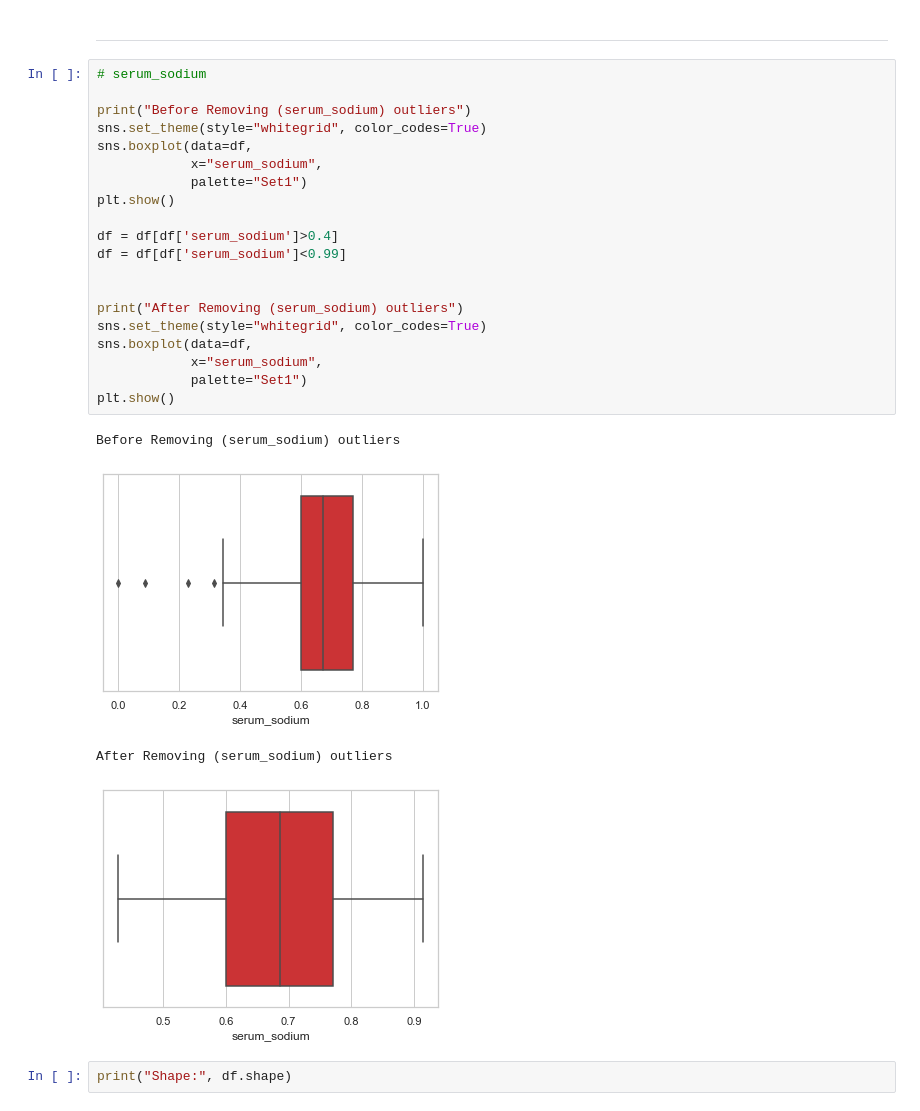
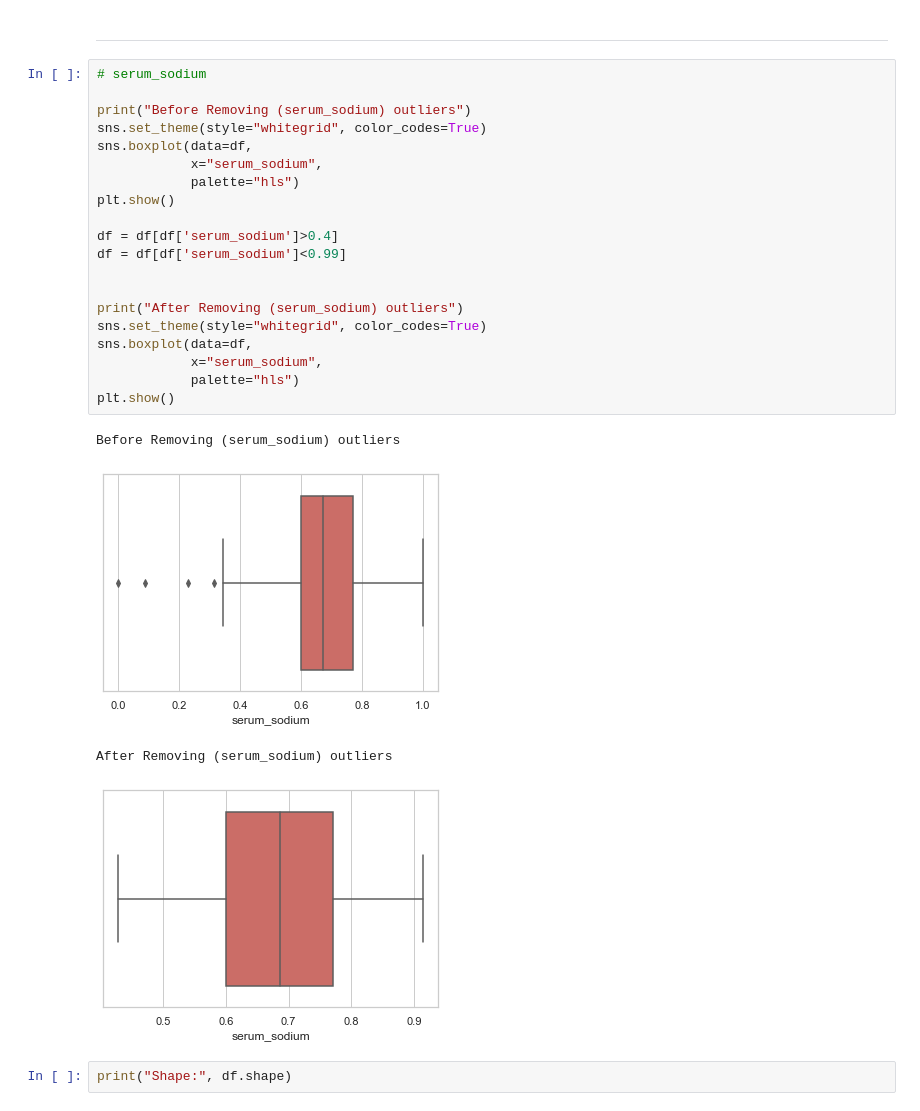
Before and after one commit to fahadwazirali915/heart_failure, a Jupyter notebook: heart_failure.ipynb, the cells around one changed output. Saved outputs shown, nothing was run; the diff lists cells and outputs as text.

```diff
--- a/heart_failure.ipynb
+++ b/heart_failure.ipynb
@@ -455,28 +457,28 @@ Shape: (268, 13)
 # %%
 # serum_sodium
 
 print("Before Removing (serum_sodium) outliers")
 sns.set_theme(style="whitegrid", color_codes=True)
 sns.boxplot(data=df,
             x="serum_sodium",
-            palette="Set1")
+            palette="hls")
 plt.show()
 
 df = df[df['serum_sodium']>0.4]
 df = df[df['serum_sodium']<0.99]
 
 
 print("After Removing (serum_sodium) outliers")
 sns.set_theme(style="whitegrid", color_codes=True)
 sns.boxplot(data=df,
             x="serum_sodium",
-            palette="Set1")
+            palette="hls")
 plt.show()
 # %% [output]
 Before Removing (serum_sodium) outliers
-[figure, old version]
+[figure, new version]
 After Removing (serum_sodium) outliers
-[figure, old version]
+[figure, new version]
 # %%
 print("Shape:", df.shape)
 # %% [output]
```
Also changed, not shown: parts of 11 cells of this notebook.
